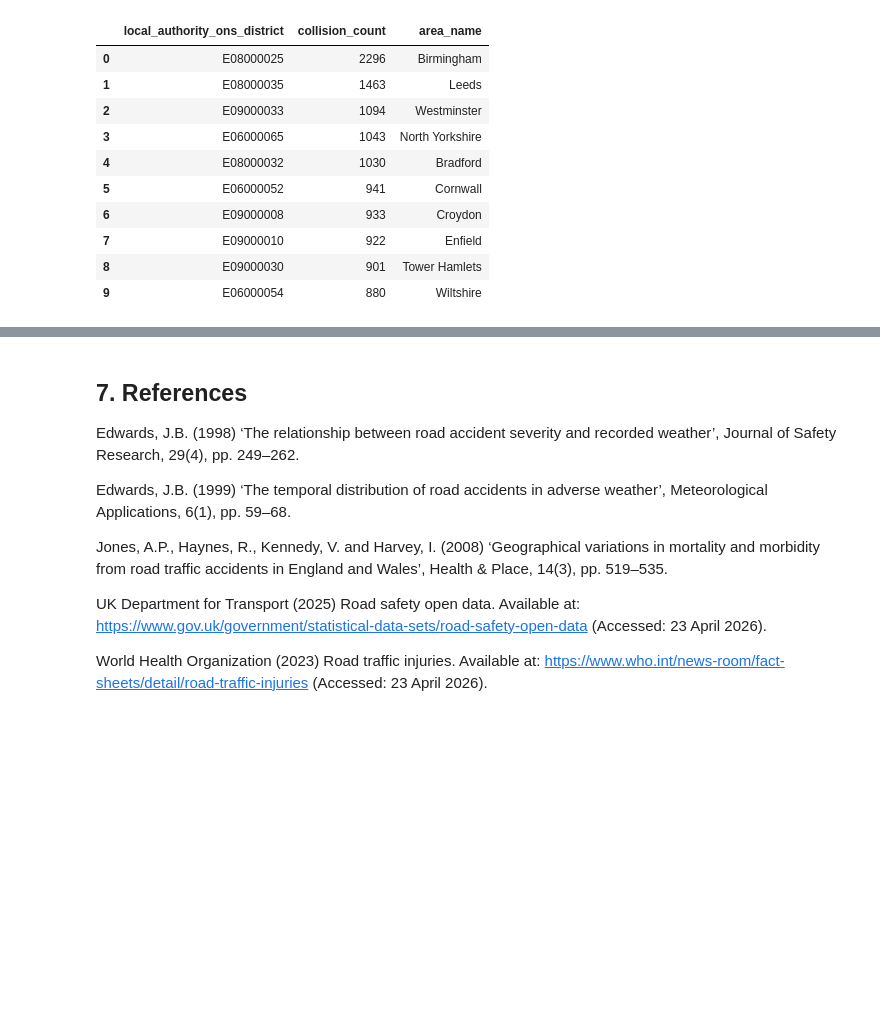
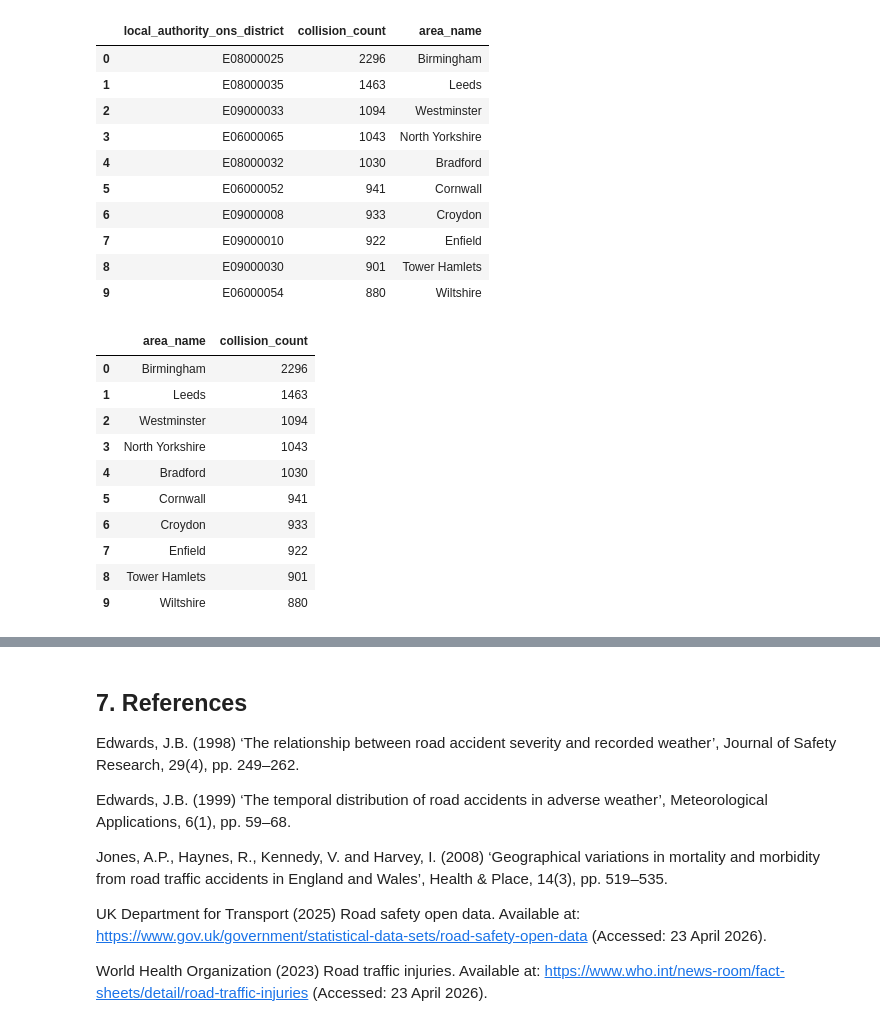
Before and after one commit to zczqcx5/CASA0006_dataset, a Jupyter notebook: CASA0006_RoadSafety.ipynb, the cells around one changed output, grey strips where cells are left out. Saved outputs shown, nothing was run; the diff lists cells and outputs as text; code cells hidden in the pictures; blank space fills up the shorter version.

```diff
--- a/CASA0006_RoadSafety.ipynb
+++ b/CASA0006_RoadSafety.ipynb
@@ -644,3 +626,18 @@ area_counts.head(10)
 | 7 | E09000010 | 922 | Enfield |
 | 8 | E09000030 | 901 | Tower Hamlets |
 | 9 | E06000054 | 880 | Wiltshire |
+# %%
+top10_areas = area_counts.head(10)
+top10_areas[["area_name", "collision_count"]]
+# %% [output]
+|  | area_name | collision_count |
+| 0 | Birmingham | 2296 |
+| 1 | Leeds | 1463 |
+| 2 | Westminster | 1094 |
+| 3 | North Yorkshire | 1043 |
+| 4 | Bradford | 1030 |
+| 5 | Cornwall | 941 |
+| 6 | Croydon | 933 |
+| 7 | Enfield | 922 |
+| 8 | Tower Hamlets | 901 |
+| 9 | Wiltshire | 880 |
```
Also changed, not shown: parts of 24 cells of this notebook.
